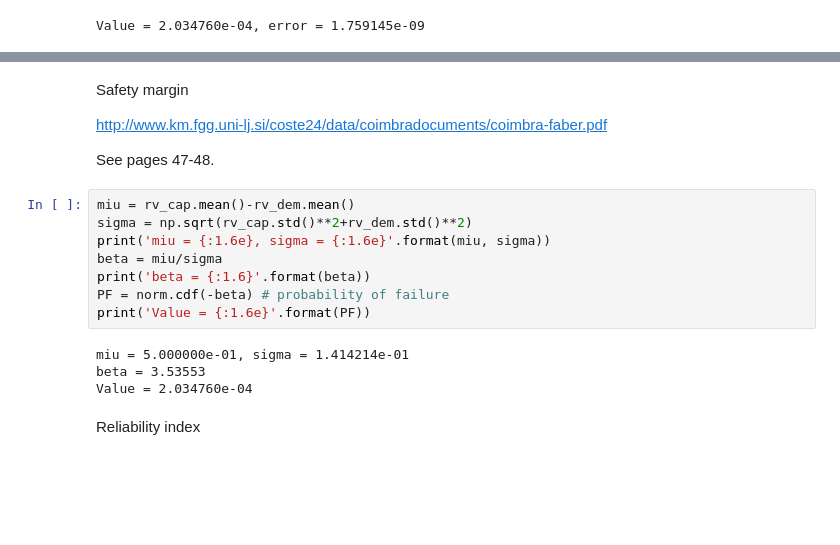
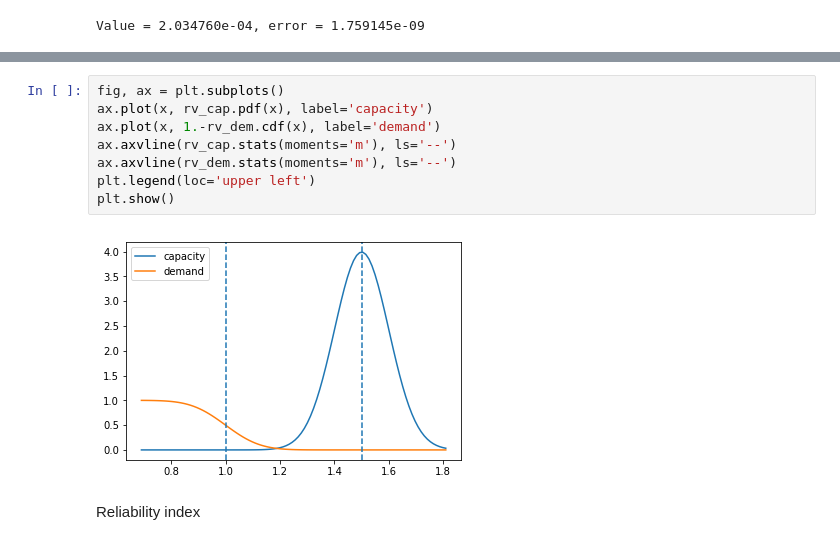
Before and after one commit to pxcandeias/py-notebooks, a Jupyter notebook: reliability.ipynb, the cells around one changed output, grey strips where cells are left out. Drawn from its saved outputs; the diff is of its cells as text; blank space fills up the shorter version.

```diff
--- a/reliability.ipynb
+++ b/reliability.ipynb
@@ -71,23 +130,15 @@ val, err = quad(f2, rv_dem.ppf(0.001), rv_cap.ppf(0.999))
 print('Value = {:1.6e}, error = {:1.6e}'.format(val, err))
 # %% [output]
 Value = 2.034760e-04, error = 1.759145e-09
-# %% [markdown]
-Safety margin
-
-http://www.km.fgg.uni-lj.si/coste24/data/coimbradocuments/coimbra-faber.pdf
-
-See pages 47-48.
-# %%
-miu = rv_cap.mean()-rv_dem.mean()
-sigma = np.sqrt(rv_cap.std()**2+rv_dem.std()**2)
-print('miu = {:1.6e}, sigma = {:1.6e}'.format(miu, sigma))
-beta = miu/sigma
-print('beta = {:1.6}'.format(beta))
-PF = norm.cdf(-beta) # probability of failure
-print('Value = {:1.6e}'.format(PF))
-# %% [output]
-miu = 5.000000e-01, sigma = 1.414214e-01
-beta = 3.53553
-Value = 2.034760e-04
+# %%
+fig, ax = plt.subplots()
+ax.plot(x, rv_cap.pdf(x), label='capacity')
+ax.plot(x, 1.-rv_dem.cdf(x), label='demand')
+ax.axvline(rv_cap.stats(moments='m'), ls='--')
+ax.axvline(rv_dem.stats(moments='m'), ls='--')
+plt.legend(loc='upper left')
+plt.show()
+# %% [output]
+[figure, added]
 # %% [markdown]
 Reliability index
```
Also changed, not shown: parts of 13 cells of this notebook.
